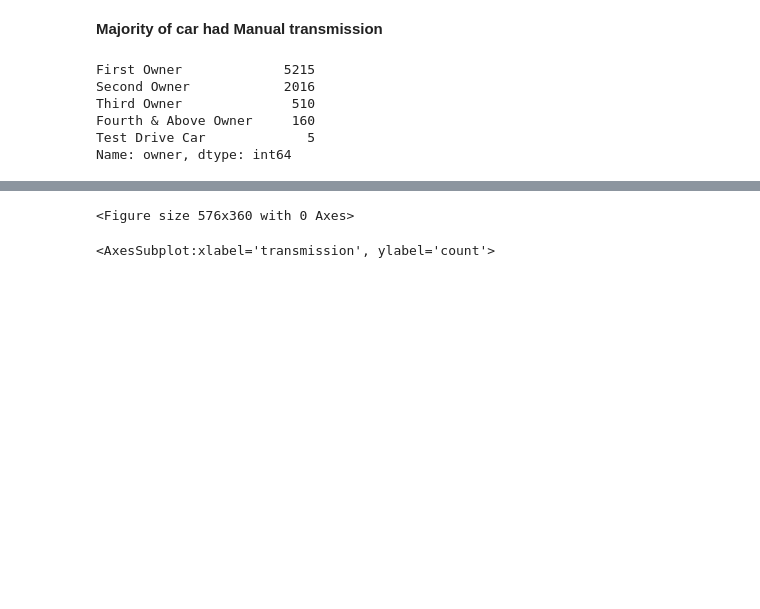
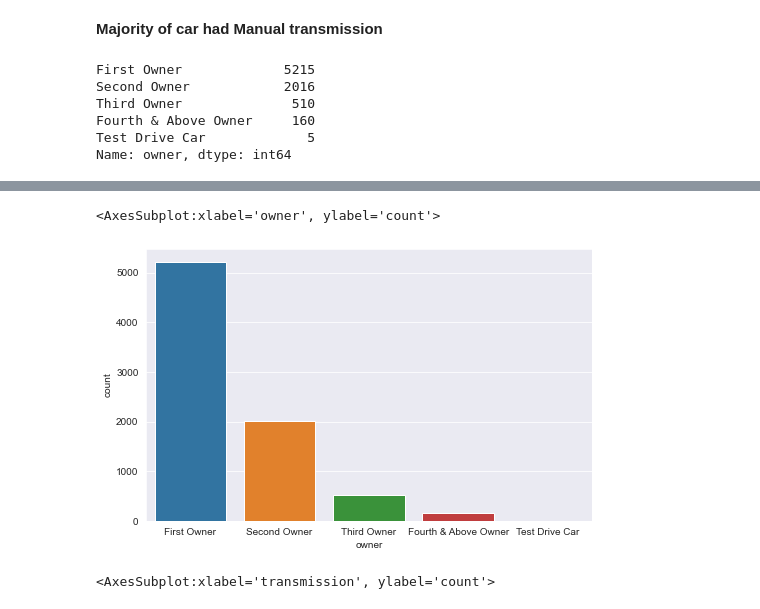
Before and after one commit to manyu314/Car-Price-Prediction, a Jupyter notebook: car-price-prediction.ipynb, the cells around one changed output, grey strips where cells are left out. Drawn from its saved outputs; the diff is of its cells as text; code cells hidden in the pictures; blank space fills up the shorter version.

```diff
--- a/car-price-prediction.ipynb
+++ b/car-price-prediction.ipynb
@@ -153,8 +148,7 @@ print(cars['owner'].value_counts())
 print('\n')
 
 plt.figure(figsize=(8,5))
-# sns.countplot(x='owner',data=cars)
-cars['owner'].iplot(kind='hist')
+sns.countplot(x='owner',data=cars)
 # %% [output]
 First Owner             5215
 Second Owner            2016
@@ -166,4 +159,5 @@ Name: owner, dtype: int64
-<Figure size 576x360 with 0 Axes>
+<AxesSubplot:xlabel='owner', ylabel='count'>
+[figure, added]
 # %%
 # Let's check the fuel and transmission column together
 sns.countplot(x='transmission',data=cars,hue='fuel')
```
Also changed, not shown: parts of 15 cells of this notebook, 3 other files.
